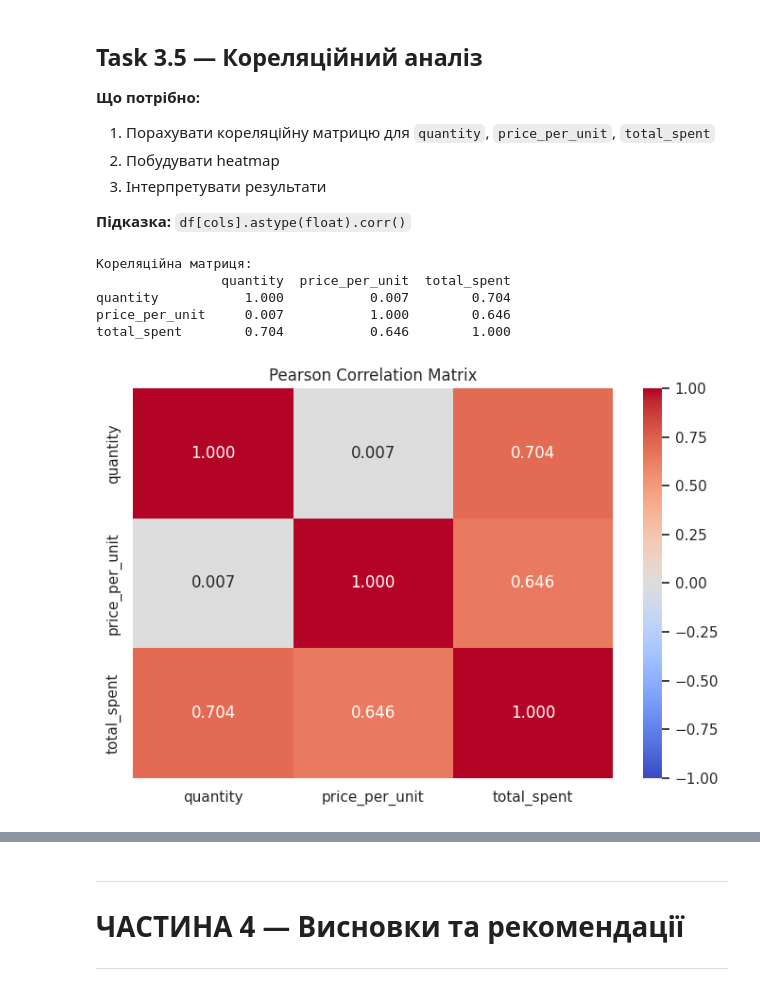
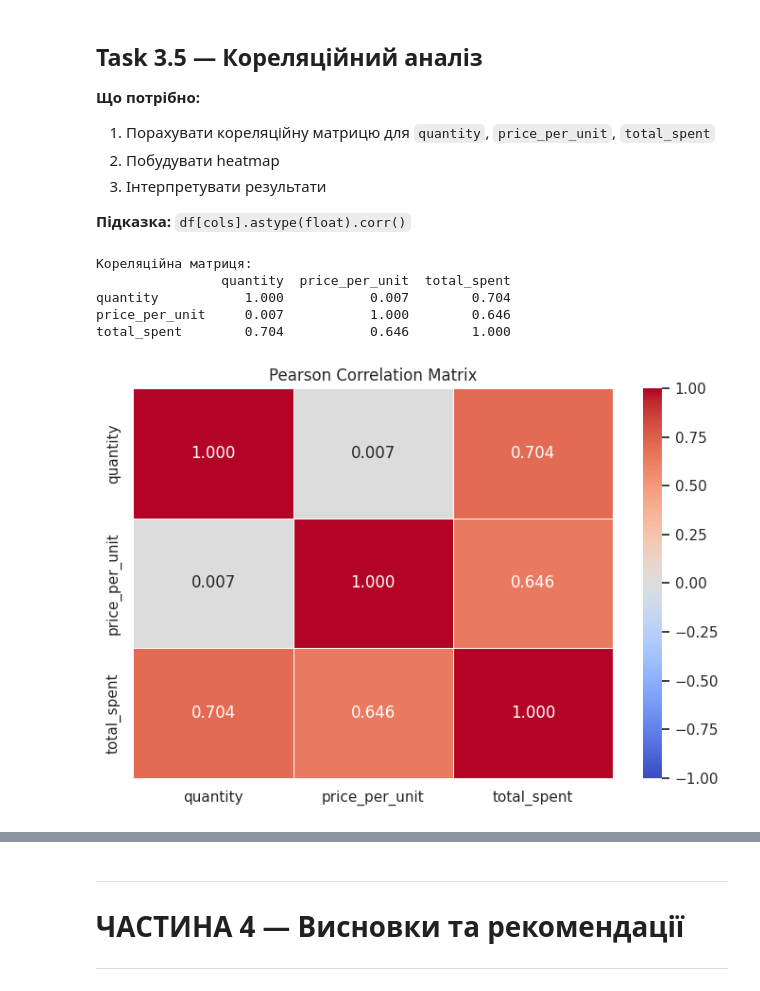
Before and after one commit to T-Svitlichna/DTA_Python, a Jupyter notebook: HomeWork/21062026_Clean_new_cafe_eda_workbook_version2.ipynb, the cells around one changed output, grey strips where cells are left out. Cells and saved outputs as stored; diff of their text form; code cells hidden in the pictures.

```diff
--- a/HomeWork/21062026_Clean_new_cafe_eda_workbook_version2.ipynb
+++ b/HomeWork/21062026_Clean_new_cafe_eda_workbook_version2.ipynb
@@ -189,10 +176,4 @@ for col in ['Transaction ID', 'Item', 'Quantity', 'Price Per Unit', 'Total Spent
 'Payment Method: брудних=599, NaN=2579'
 'Location: брудних=696, NaN=3265'
 'Transaction Date: брудних=301, NaN=159'
-# %%
-# ВАШ КОД ТУТ
-# Крок 1: замінити 'брудні' значення на NaN
-for col in ['Transaction ID', 'Item', 'Quantity', 'Price Per Unit', 'Total Spent', 'Payment Method', 'Location', 'Transaction Date']:
-    mask = df[col].astype(str).str.upper().isin(dirty)
-    df.loc[mask, col] = np.nan
 # %%
@@ -632,8 +619,8 @@ print(df.loc[mask_mismatch,['item','quantity','price_per_unit','total_spent','_e
 # Крок 4- такі розбіжності не можуть бути перезаписані там не відомо назва товару та його не можливо
 # : ПЕРЕЗАПИСАТИ total_spent перерахованим значенням
     # ВАШ КОД ТУТ
-print(f'\n→ total_spent перезаписано для {n_mismatch} рядків')
-df.drop(columns=['_expected'], inplace=True)# видалено expectetd
+#print(f'\n→ total_spent перезаписано для {n_mismatch} рядків')
+#df.drop(columns=['_expected'], inplace=True)# видалено expectetd
 
 # Крок 5: фінальна перевірка — розбіжностей має бути 0
 still_bad = (df['total_spent'].round(2) !=
@@ -651,10 +638,6 @@ dropped_rows = df.loc[mask_drop].copy()       # fhüsd
 before = len(df)
 print(f'Рядків для видалення: {len(dropped_indices)}')
 print(f'Це {len(dropped_indices) / len(df) * 100:.2f}% від датасету')
-# Видалити рядки без дати
-#
-# ВАШ КОД ТУТ
-#print(f'Видалено рядків без дати: {before - len(df)}')
 # %% [output]
 Збігів:       9994 / 10000
 Розбіжностей: 6
@@ -1055,27 +1027,27 @@ Q1=4.00, Q3=12.00, IQR=8.00
 # %%
 corr_cols   = ['quantity', 'price_per_unit', 'total_spent']
 corr_matrix = df[corr_cols].astype(float).corr()
 print('Кореляційна матриця:')
 print(corr_matrix.round(3))
 
 fig, ax = plt.subplots(figsize=(7, 5))
 
 # Heatmap кореляцій
 sns.heatmap(corr_matrix,
             fmt='.3f', annot=True,
-            cmap='coolwarm',
+            cmap='coolwarm', linewidths=0.5,
             vmin=-1, vmax=1
             )
 # ВАШ КОД ТУТ
 
 ax.set_title('Pearson Correlation Matrix')
 plt.tight_layout()
 plt.savefig('part3_task35.png', dpi=130, bbox_inches='tight')
 plt.show()
 # %% [output]
 Кореляційна матриця:
                 quantity  price_per_unit  total_spent
 quantity           1.000           0.007        0.704
 price_per_unit     0.007           1.000        0.646
 total_spent        0.704           0.646        1.000
-[figure, old version]
+[figure, new version]
```
Also changed, not shown: parts of 15 cells of this notebook.
